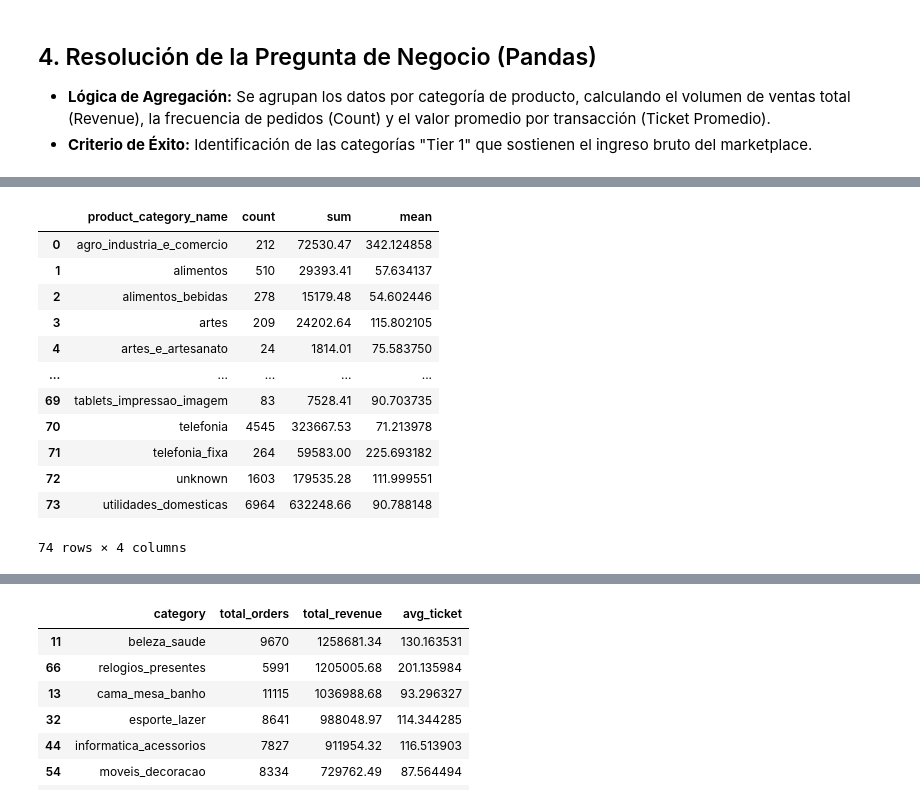
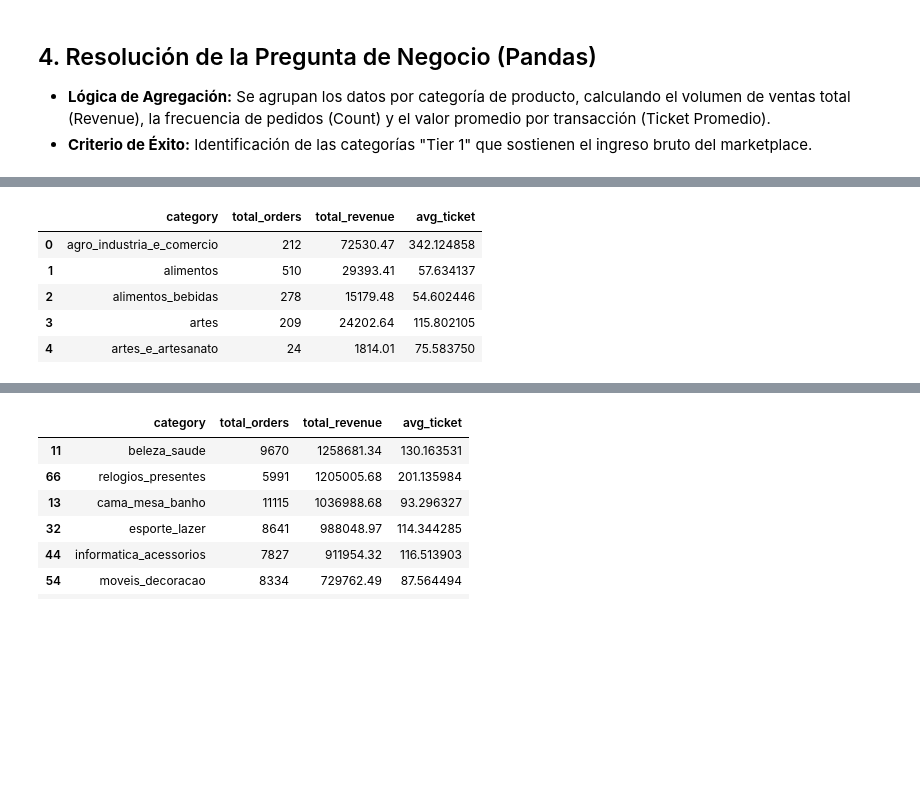
Before and after one commit to marcobustosblas/ecommerce-olist-analysis, a Jupyter notebook: notebooks/03_analysis_products_and_sales.ipynb, the cells around one changed output, grey strips where cells are left out. Drawn from its saved outputs; the diff is of its cells as text; code cells hidden in the pictures; blank space fills up the shorter version.

```diff
--- a/notebooks/03_analysis_products_and_sales.ipynb
+++ b/notebooks/03_analysis_products_and_sales.ipynb
@@ -165,21 +150,14 @@ category_sales
 # Calculamos las ventas totales por categoría, II
 category_sales = df_items_productos.groupby('product_category_name')['price'].agg(['count','sum','mean']).reset_index()
 # %%
-category_sales
+category_sales.head()
 # %% [output]
-|  | product_category_name | count | sum | mean |
+|  | category | total_orders | total_revenue | avg_ticket |
 | 0 | agro_industria_e_comercio | 212 | 72530.47 | 342.124858 |
 | 1 | alimentos | 510 | 29393.41 | 57.634137 |
 | 2 | alimentos_bebidas | 278 | 15179.48 | 54.602446 |
 | 3 | artes | 209 | 24202.64 | 115.802105 |
 | 4 | artes_e_artesanato | 24 | 1814.01 | 75.583750 |
-| ... | ... | ... | ... | ... |
-| 69 | tablets_impressao_imagem | 83 | 7528.41 | 90.703735 |
-| 70 | telefonia | 4545 | 323667.53 | 71.213978 |
-| 71 | telefonia_fixa | 264 | 59583.00 | 225.693182 |
-| 72 | unknown | 1603 | 179535.28 | 111.999551 |
-| 73 | utilidades_domesticas | 6964 | 632248.66 | 90.788148 |
-74 rows × 4 columns
 # %%
 # Renombro las columnas para que sea claro
 category_sales.columns = ['category', 'total_orders', 'total_revenue', 'avg_ticket']
```
Also changed, not shown: parts of 8 cells of this notebook.
